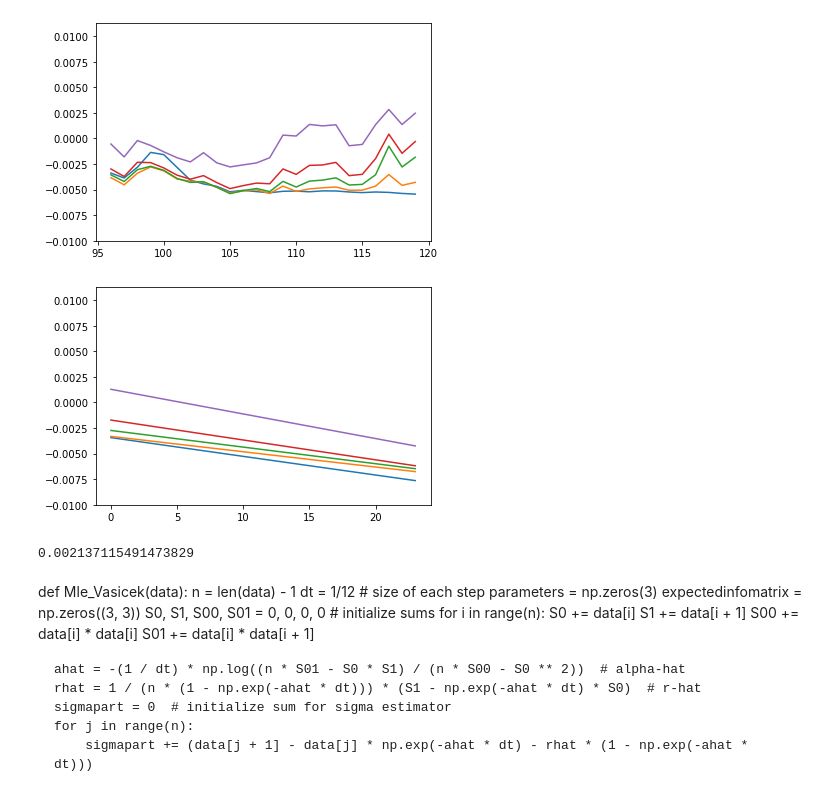
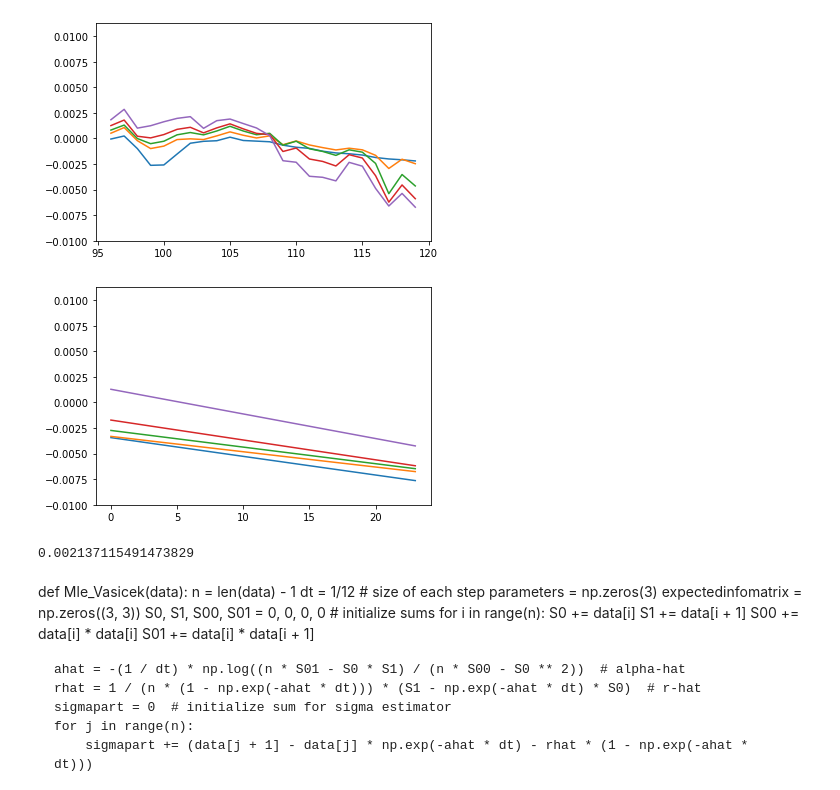
Before and after one commit to obbepulles/Seminar-ING, a Jupyter notebook: Vasicek.ipynb, the cells around one changed output. Cells and saved outputs as stored; diff of their text form; code cells hidden in the pictures.

```diff
--- a/Vasicek.ipynb
+++ b/Vasicek.ipynb
@@ -21,7 +21,7 @@ euribor.rename(columns=new_column_names, inplace=True)
 train_data = euribor.iloc[:96, 1:]
 test_data = euribor.iloc[96:, 1:]
 # %%
-n = len(train_data)
+n = len(test_data)
 expected_forecast = np.zeros((len(test_data),5))
 a_vasi_list = []
 lr_mu_vasi_list = []
@@ -46,35 +46,35 @@ for j in range(0,5):
         #expected_forecast[i,j] = expected_forecast[i - 1, j] + a_vasi * (lr_mu_vasi - expected_forecast[i - 1, j]) * dt + np.sqrt(var_vasi) * np.sqrt(dt) * np.random.randn()
 
 
 results_df = pd.DataFrame({
     'a_vasi': a_vasi_list,
     'lr_mu_vasi': lr_mu_vasi_list,
     'var_vasi': var_vasi_list
 })
 
-plt.plot(test_data)
+plt.plot(expected_forecast-test_data)
 plt.ylim(-0.010, 0.01125)
 plt.show()
 
 plt.plot(expected_forecast)
 plt.ylim(-0.010, 0.01125)
 plt.show()
 
 expected_forecast=pd.DataFrame(expected_forecast)
 
 # Define new column names
 new_column_names = ["6M", "1Y", "3Y", "5Y", "10Y"]
 expected_forecast=expected_forecast.set_index(test_data.index)
 # Change column names
 expected_forecast.columns = new_column_names
 
 
 # Calculate RMSE
 
 mse_vasi_paper = mean_squared_error(test_data, expected_forecast)
 print(np.sqrt(mse_vasi_paper))
 # %% [output]
-[figure, old version]
+[figure, new version]
 [figure]
 0.002137115491473829
 # %% [markdown]
```
Also changed, not shown: parts of 16 cells of this notebook.
